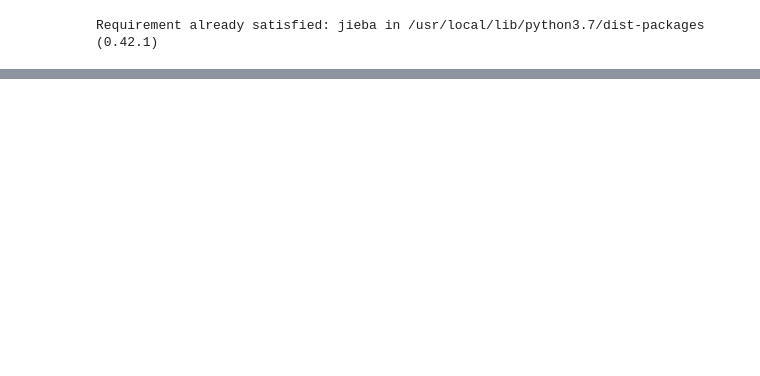
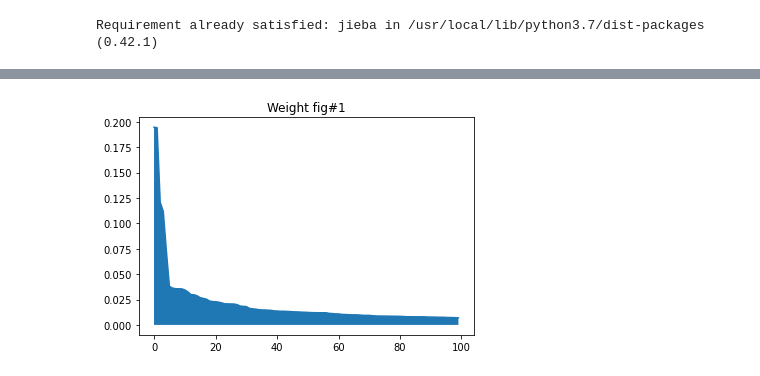
Before and after one commit to fakiis/Natural_Language_Processing_Summer_2021, a Jupyter notebook: NLP_HW1.ipynb, the cells around one changed output, grey strips where cells are left out. Cells and saved outputs as stored; diff of their text form; code cells hidden in the pictures; blank space fills up the shorter version.

```diff
--- a/NLP_HW1.ipynb
+++ b/NLP_HW1.ipynb
@@ -18,0 +27,19 @@ print(tags)
+# %%
+# 統計詞頻
+from collections import Counter
+cut_words=""
+for line in open("hw1-dataset.txt"):
+    line.strip('\n')
+    seg_list=jieba.cut(line,cut_all=False)
+    cut_words+=(" ".join(seg_list))
+all_words=cut_words.split()
+c=Counter()
+e=0
+for x in all_words:
+    e+=1
+    if len(x)>1 and x != '\r\n':
+        c[x] += 1
+
+for (k,v) in c.most_common(100):
+    print("%s:%d"%(k,v))
+print(e)
@@ -18,0 +97,11 @@ print(tags)
+# %%
+ys = [tags[i][1] for i in range(100)]
+x = [x for x in range(len(ys))]
+
+plt.plot(x, ys, '-')
+plt.fill_between(x, ys)
+
+plt.title("Weight fig#1")
+plt.show()
+# %% [output]
+[figure, added]
```
Also changed, not shown: parts of 6 cells of this notebook.
